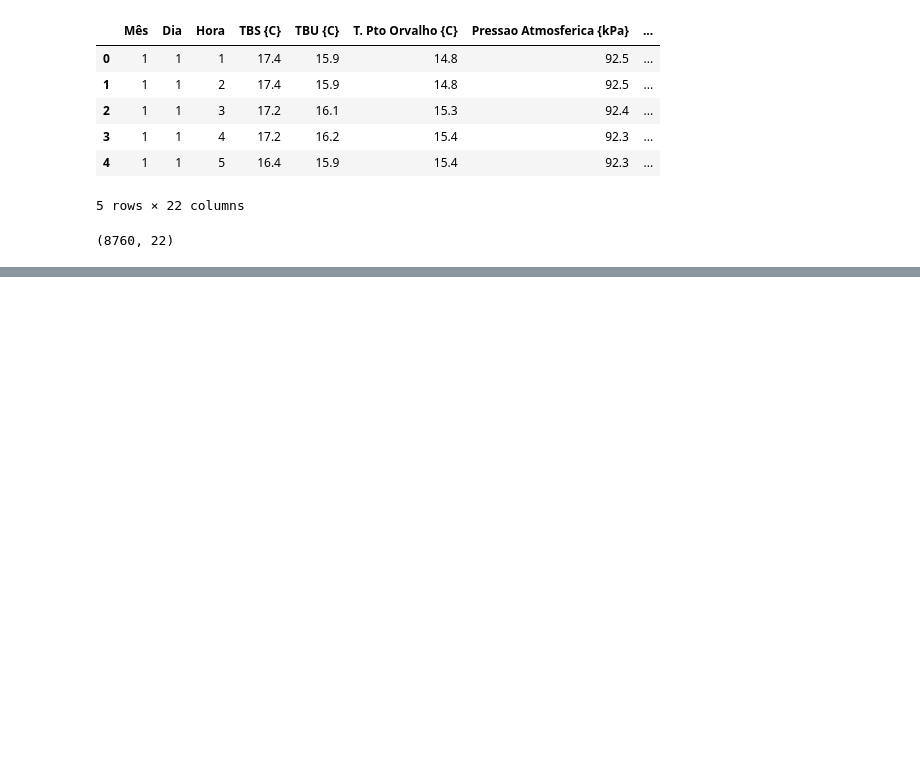
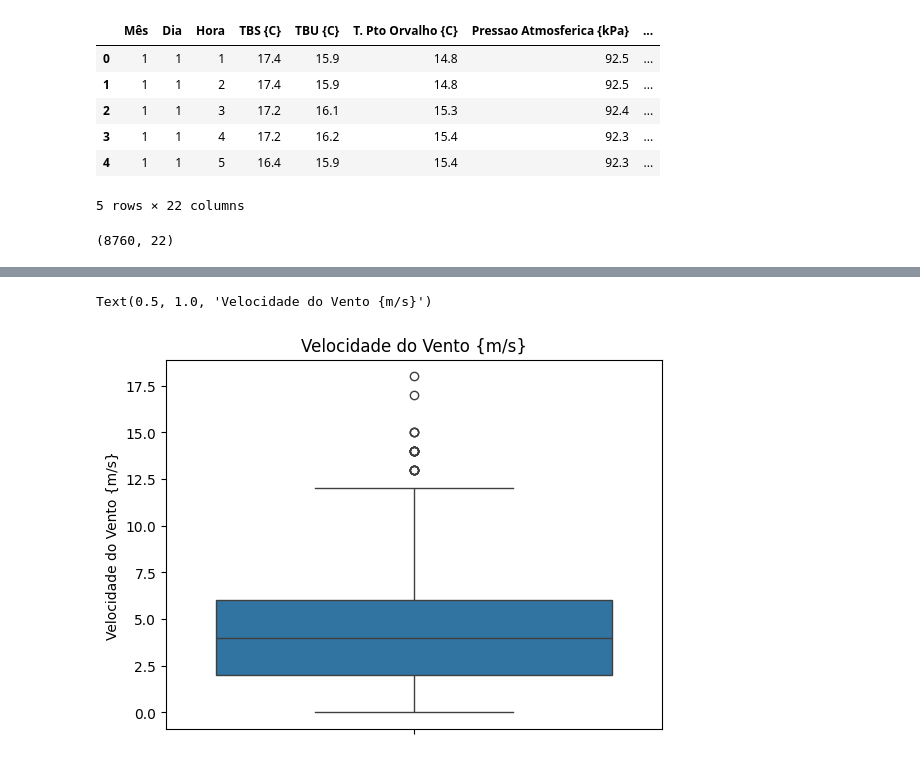
Before and after one commit to DiasMelissa/DataScience, a Jupyter notebook: exploratoryAnalysis.ipynb, the cells around one changed output, grey strips where cells are left out. Cells and saved outputs as stored; diff of their text form; code cells hidden in the pictures; blank space fills up the shorter version.

```diff
--- a/exploratoryAnalysis.ipynb
+++ b/exploratoryAnalysis.ipynb
@@ -21,0 +34,5 @@ dataMeteo.shape
+# %%
+srn.boxplot(dataMeteo['Velocidade do Vento {m/s}']).set_title('Velocidade do Vento {m/s}')
+# %% [output]
+Text(0.5, 1.0, 'Velocidade do Vento {m/s}')
+[figure, added]
```
Also changed, not shown: parts of 6 cells of this notebook.
